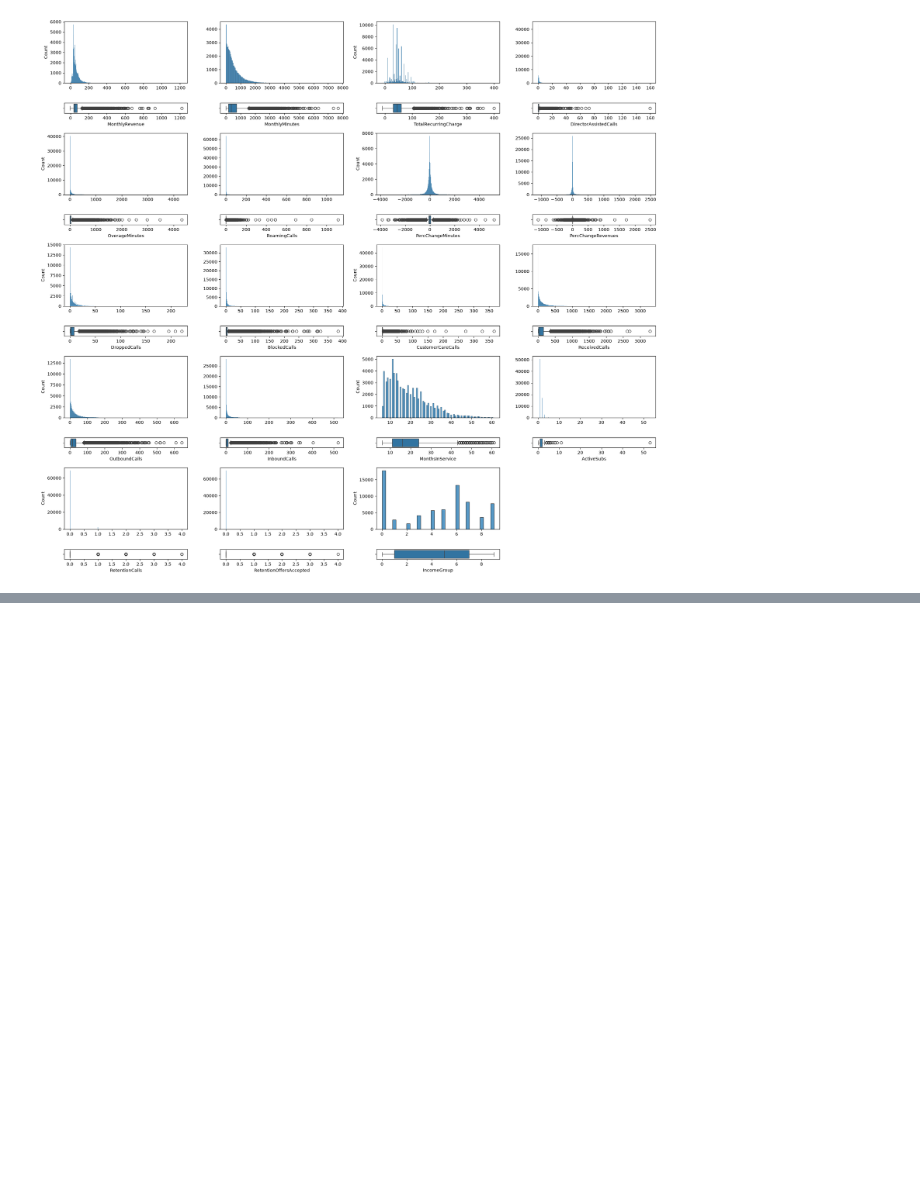
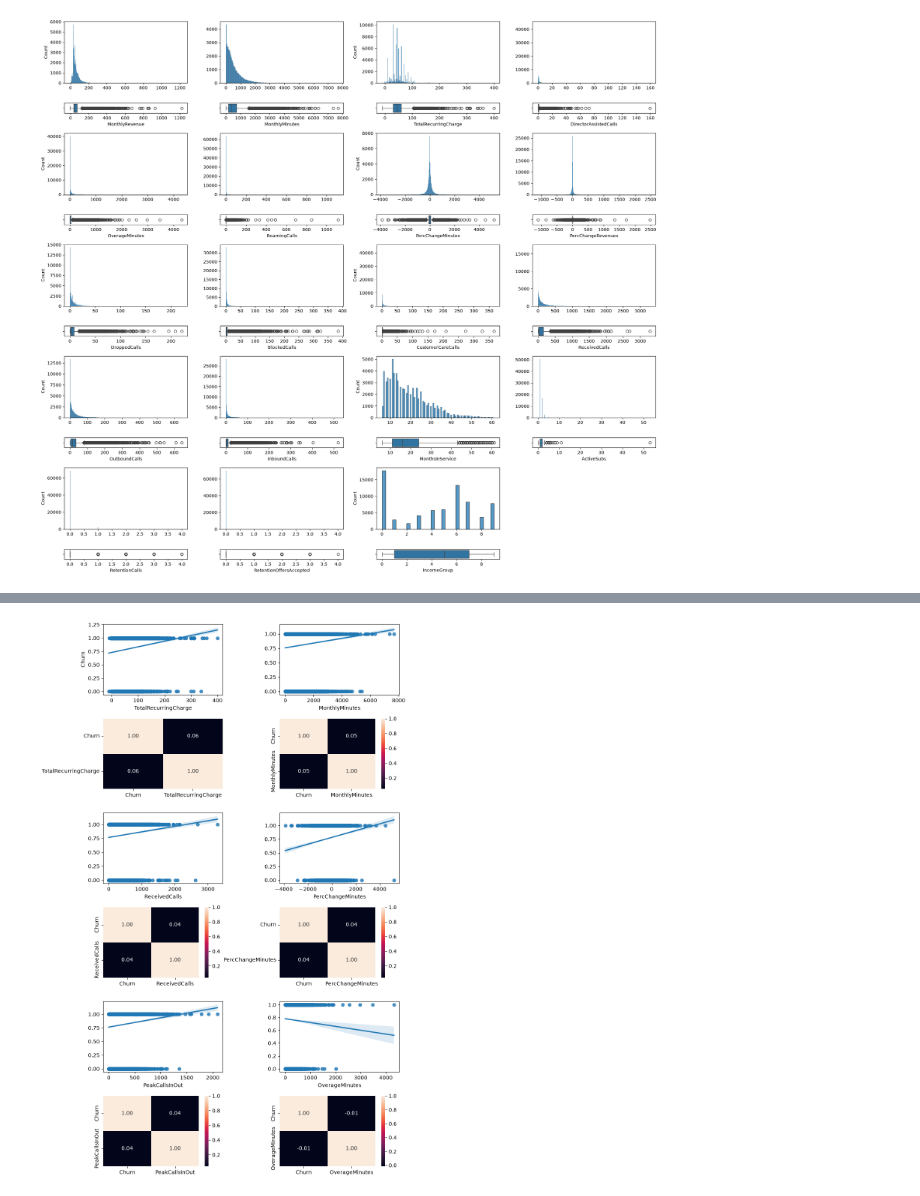
Before and after one commit to 4GeeksAcademy/ProyectoFinalDS_Churn_Pablo_Sahid, a Jupyter notebook: src/explore.ipynb, the cells around one changed output, grey strips where cells are left out. Cells and saved outputs as stored; diff of their text form; code cells hidden in the pictures; blank space fills up the shorter version.

```diff
--- a/src/explore.ipynb
+++ b/src/explore.ipynb
@@ -617,0 +714,29 @@ plt.show()
+# %%
+fig, axis = plt.subplots(6, 2, figsize = (10, 15))
+
+# Crear un diagrama de dispersión múltiple
+sns.regplot(ax = axis[0, 0], data = df2, x = "TotalRecurringCharge", y = "Churn")
+sns.heatmap(df2[["Churn", "TotalRecurringCharge"]].corr(), annot = True, fmt = ".2f", ax = axis[1, 0], cbar = False)
+
+sns.regplot(ax = axis[0, 1], data = df2, x = "MonthlyMinutes", y = "Churn").set(ylabel=None)
+sns.heatmap(df2[["Churn", "MonthlyMinutes"]].corr(), annot = True, fmt = ".2f", ax = axis[1, 1])
+
+sns.regplot(ax = axis[2, 0], data = df2, x = "ReceivedCalls", y = "Churn").set(ylabel=None)
+sns.heatmap(df2[["Churn", "ReceivedCalls"]].corr(), annot = True, fmt = ".2f", ax = axis[3, 0])
+
+sns.regplot(ax = axis[2, 1], data = df2, x = "PercChangeMinutes", y = "Churn").set(ylabel=None)
+sns.heatmap(df2[["Churn", "PercChangeMinutes"]].corr(), annot = True, fmt = ".2f", ax = axis[3, 1])
+
+sns.regplot(ax = axis[4, 0], data = df2, x = "PeakCallsInOut", y = "Churn").set(ylabel=None)
+sns.heatmap(df2[["Churn", "PeakCallsInOut"]].corr(), annot = True, fmt = ".2f", ax = axis[5, 0])
+
+sns.regplot(ax = axis[4, 1], data = df2, x = "OverageMinutes", y = "Churn").set(ylabel=None)
+sns.heatmap(df2[["Churn", "OverageMinutes"]].corr(), annot = True, fmt = ".2f", ax = axis[5, 1])
+
+# Ajustar el layout
+plt.tight_layout()
+
+# Mostrar el plot
+plt.show()
+# %% [output]
+[figure, added]
```
Also changed, not shown: parts of 25 cells of this notebook, 1 other file.
